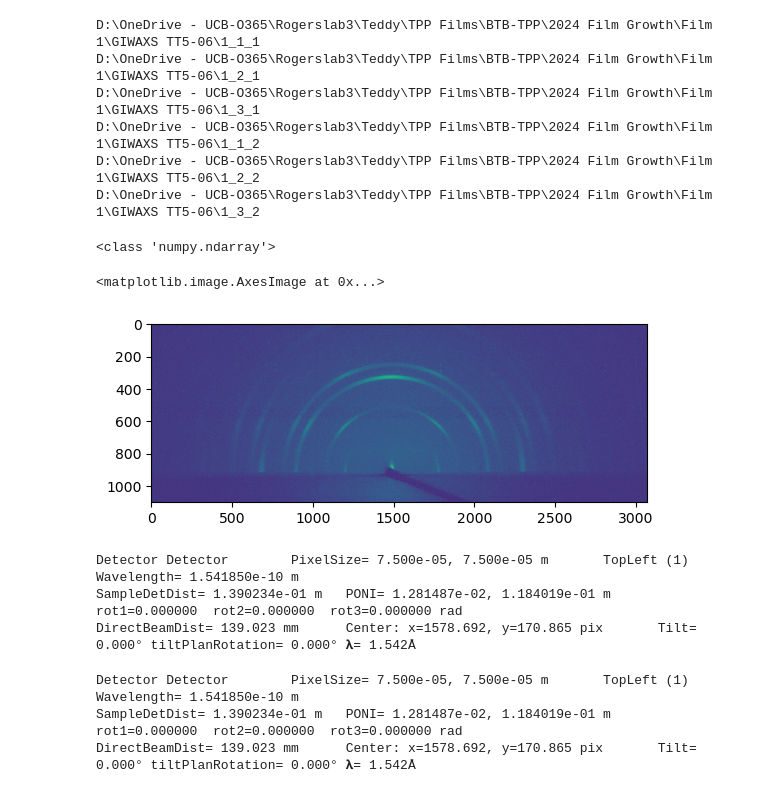
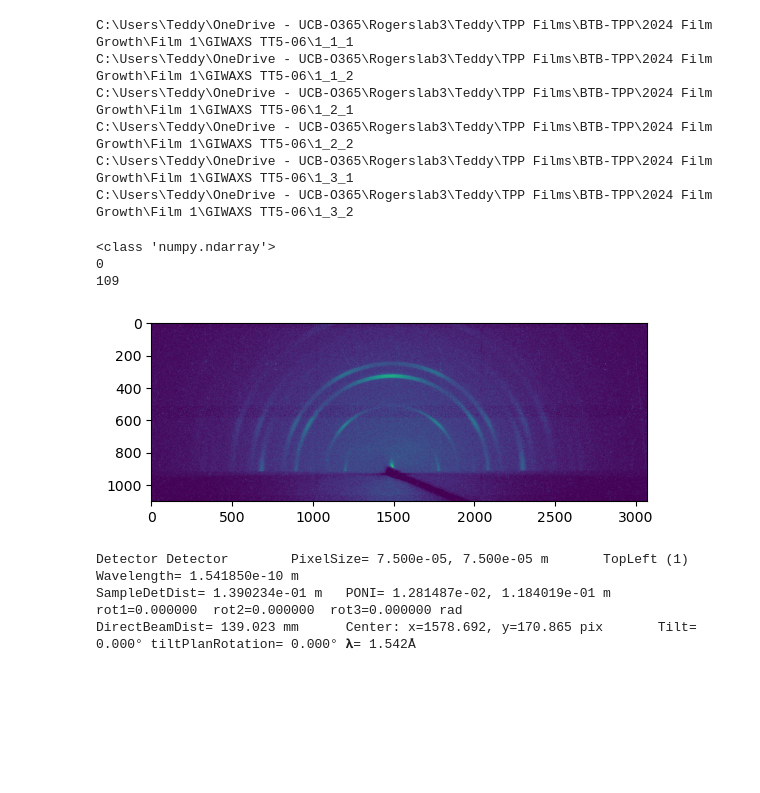
Before and after one commit to ttortorici/GIWAXS, a Jupyter notebook: transform.ipynb, the cells around one changed output. Cells and saved outputs as stored; diff of their text form; code cells hidden in the pictures; blank space fills up the shorter version.

```diff
--- a/transform.ipynb
+++ b/transform.ipynb
@@ -25,5 +22,6 @@ ERROR:pygix.transform:Unable to import pyFAI.ocl_sort for: cannot import name 'o
 # %%
-directory = Path("D:\\OneDrive - UCB-O365\\Rogerslab3\\Teddy\\TPP Films\\BTB-TPP\\2024 Film Growth\\Film 1\\GIWAXS TT5-06")
+# directory = Path("D:\\OneDrive - UCB-O365\\Rogerslab3\\Teddy\\TPP Films\\BTB-TPP\\2024 Film Growth\\Film 1\\GIWAXS TT5-06")
+directory = Path("C:\\Users\\Teddy\\OneDrive - UCB-O365\\Rogerslab3\\Teddy\\TPP Films\\BTB-TPP\\2024 Film Growth\\Film 1\\GIWAXS TT5-06")
 stitch_cols = 3
 stitch_rows = 2
 for sc in range(1, stitch_cols + 1):
@@ -31,34 +29,40 @@ for sc in range(1, stitch_cols + 1):
         file = directory / f"1_{sc}_{sr}"
         print(file)
 # %% [output]
-D:\OneDrive - UCB-O365\Rogerslab3\Teddy\TPP Films\BTB-TPP\2024 Film Growth\Film 1\GIWAXS TT5-06\1_1_1
-D:\OneDrive - UCB-O365\Rogerslab3\Teddy\TPP Films\BTB-TPP\2024 Film Growth\Film 1\GIWAXS TT5-06\1_2_1
-D:\OneDrive - UCB-O365\Rogerslab3\Teddy\TPP Films\BTB-TPP\2024 Film Growth\Film 1\GIWAXS TT5-06\1_3_1
-D:\OneDrive - UCB-O365\Rogerslab3\Teddy\TPP Films\BTB-TPP\2024 Film Growth\Film 1\GIWAXS TT5-06\1_1_2
-D:\OneDrive - UCB-O365\Rogerslab3\Teddy\TPP Films\BTB-TPP\2024 Film Growth\Film 1\GIWAXS TT5-06\1_2_2
-D:\OneDrive - UCB-O365\Rogerslab3\Teddy\TPP Films\BTB-TPP\2024 Film Growth\Film 1\GIWAXS TT5-06\1_3_2
+C:\Users\Teddy\OneDrive - UCB-O365\Rogerslab3\Teddy\TPP Films\BTB-TPP\2024 Film Growth\Film 1\GIWAXS TT5-06\1_1_1
+C:\Users\Teddy\OneDrive - UCB-O365\Rogerslab3\Teddy\TPP Films\BTB-TPP\2024 Film Growth\Film 1\GIWAXS TT5-06\1_1_2
+C:\Users\Teddy\OneDrive - UCB-O365\Rogerslab3\Teddy\TPP Films\BTB-TPP\2024 Film Growth\Film 1\GIWAXS TT5-06\1_2_1
+C:\Users\Teddy\OneDrive - UCB-O365\Rogerslab3\Teddy\TPP Films\BTB-TPP\2024 Film Growth\Film 1\GIWAXS TT5-06\1_2_2
+C:\Users\Teddy\OneDrive - UCB-O365\Rogerslab3\Teddy\TPP Films\BTB-TPP\2024 Film Growth\Film 1\GIWAXS TT5-06\1_3_1
+C:\Users\Teddy\OneDrive - UCB-O365\Rogerslab3\Teddy\TPP Films\BTB-TPP\2024 Film Growth\Film 1\GIWAXS TT5-06\1_3_2
 # %%
 ### Load the image data from the tiff. This notebook will need to be in the same folder as the tiff and .poni file
-directory = Path("C:\\Users\\Teddy\OneDrive - UCB-O365\\Rogerslab3\\Teddy\\TPP Films\\BTB-TPP\\2024 Film Growth\\Film 1\\GIWAXS TT5-06")
-directory = Path("D:\\OneDrive - UCB-O365\\Rogerslab3\\Teddy\\TPP Films\\BTB-TPP\\2024 Film Growth\\Film 1\\GIWAXS TT5-06")
+directory = Path("C:\\Users\\Teddy\\OneDrive - UCB-O365\\Rogerslab3\\Teddy\\TPP Films\\BTB-TPP\\2024 Film Growth\\Film 1\\GIWAXS TT5-06")
+# directory = Path("D:\\OneDrive - UCB-O365\\Rogerslab3\\Teddy\\TPP Films\\BTB-TPP\\2024 Film Growth\\Film 1\\GIWAXS TT5-06")
 filename = "GIWAXS-30min-BTBaTPP-teddy-20240130"
 data = fabio.open(directory / (filename + ".tif")).data
 print(type(data))
 
 """pylab.close('all')
 
 fig=pylab.figure(); gs = gridspec.GridSpec(1, 1); ax1 = plt.subplot(gs[0,0])
 for ax in fig.get_axes():
     ax.tick_params(which='both', color='k'); #ax.set_facecolor(LBLU)
 ax1.set_xlabel("x-pixel (#)"); ax1.set_ylabel("y-pixel (#)"); ax1.yaxis.set_ticks_position('both'); ax1.xaxis.set_ticks_position('both');# ax1.set_facecolor(LBLU)
 
 ax1.imshow(np.log(data), vmin=1, vmax=8, origin='lower')"""
 
-plt.imshow(np.log10(data + 2))
+# remove -1 from data. fabio imports data as uint32, so -1 is 2^32-1
+data[np.where(data == (1 << 32) - 1)] = 0
+
+plt.imshow(np.log(data+1))
+print(np.min(data))
+print(np.max(data))
 # %% [output]
 <class 'numpy.ndarray'>
+0
+109
-<matplotlib.image.AxesImage at 0x...>
-[figure, old version]
+[figure, new version]
 # %%
 ### Load the poni file that the extraction code wrote from the .rasx file. This is used to correct the data.
 pg = pygix.Transform()
@@ -69,12 +73,3 @@ Detector Detector        PixelSize= 7.500e-05, 7.500e-05 m       TopLeft (1)
 Wavelength= 1.541850e-10 m
 SampleDetDist= 1.390234e-01 m   PONI= 1.281487e-02, 1.184019e-01 m      rot1=0.000000  rot2=0.000000  rot3=0.000000 rad
 DirectBeamDist= 139.023 mm      Center: x=1578.692, y=170.865 pix       Tilt= 0.000° tiltPlanRotation= 0.000° 𝛌= 1.542Å
-# %%
-pg.sample_orientation = 1    # 1 is horizontal, 2 is vertical, 3 is 1*180 deg, 4 is 2*180 deg
-pg.incident_angle = .25   # incident angle in deg - should be output from the extraction code
-pg # optionally print geometry
-# %% [output]
-Detector Detector        PixelSize= 7.500e-05, 7.500e-05 m       TopLeft (1)
-Wavelength= 1.541850e-10 m
-SampleDetDist= 1.390234e-01 m   PONI= 1.281487e-02, 1.184019e-01 m      rot1=0.000000  rot2=0.000000  rot3=0.000000 rad
-DirectBeamDist= 139.023 mm      Center: x=1578.692, y=170.865 pix       Tilt= 0.000° tiltPlanRotation= 0.000° 𝛌= 1.542Å
```
Also changed, not shown: parts of 4 cells of this notebook, 2 other files.
